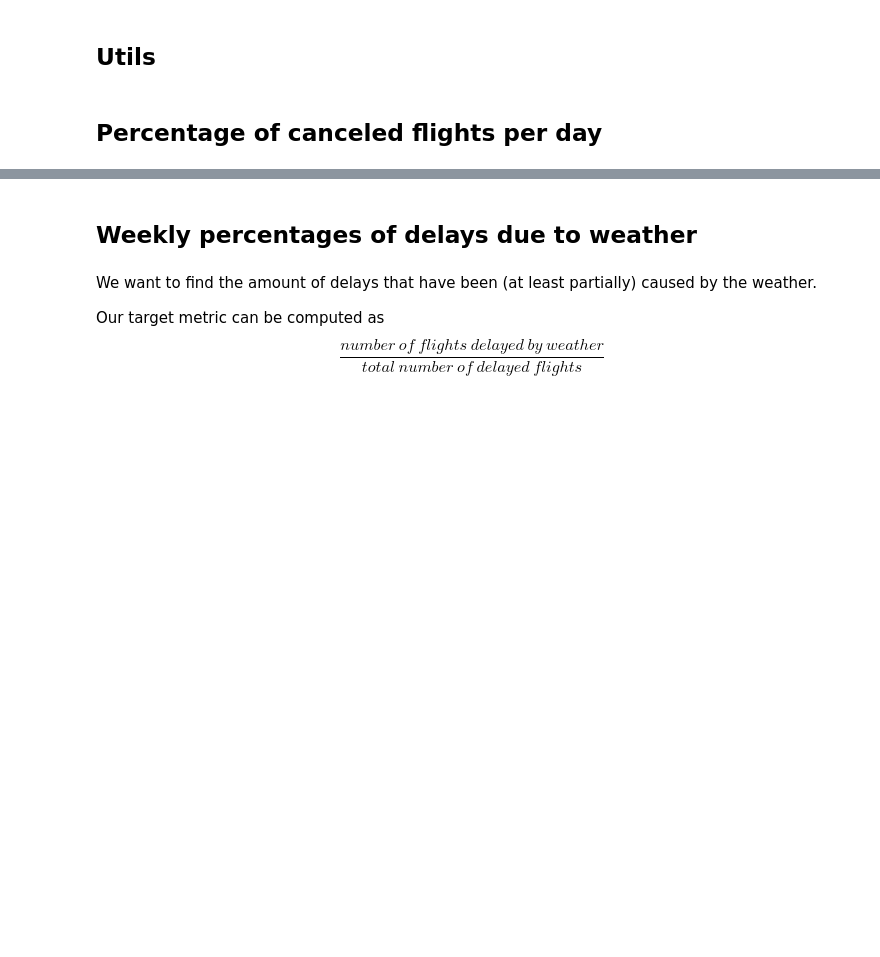
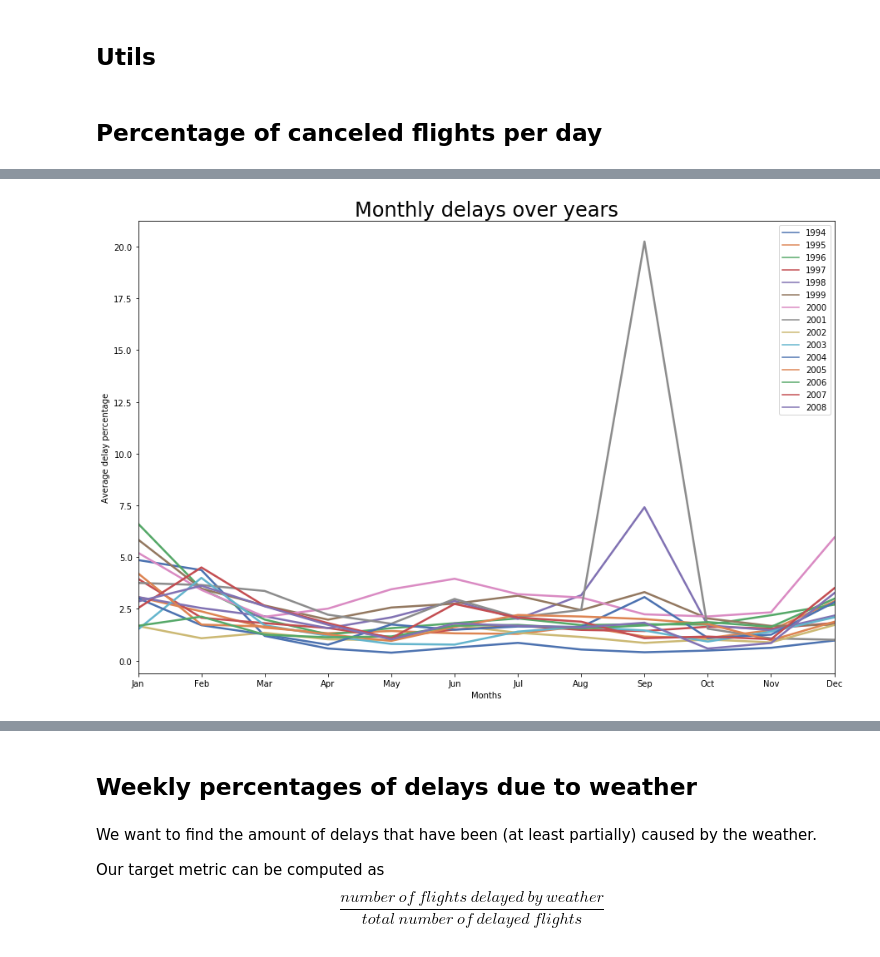
Before and after one commit to pietroferretti/middleware-bigdata, a Jupyter notebook: spark_notebook.ipynb, the cells around one changed output, grey strips where cells are left out. Drawn from its saved outputs; the diff is of its cells as text; code cells hidden in the pictures; blank space fills up the shorter version.

```diff
--- a/spark_notebook.ipynb
+++ b/spark_notebook.ipynb
@@ -67,0 +163,16 @@ def date_from_isoweek(iso_year, iso_weeknumber, iso_weekday):
+# %%
+graph_df=pd.DataFrame({'x': range(1,13)})
+for year in range(1994, 2009):
+    graph_df[str(year)] = [m[1] for m in monthly_percentage_arr if m[0][0]==year]
+
+ax = sns.lineplot(data=graph_df, palette="deep", dashes=False,linewidth=2.5)
+ax.set_title('Monthly delays over years')
+ax.title.set_fontsize(24)
+ax.figure.set_size_inches(15,10)
+ax.set_xlabel('Months')
+ax.set_ylabel('Average delay percentage')
+ax.set_xticks(np.arange(13))
+ax.set_xticklabels(('Jan', 'Feb', 'Mar','Apr', 'May', 'Jun', 'Jul', 'Aug','Sep', 'Oct', 'Nov', 'Dec'))
+ax.set_xlim(0,11)
+graph_df
+# %% [output]
@@ -67,0 +192 @@ def date_from_isoweek(iso_year, iso_weeknumber, iso_weekday):
+[figure, added]
```
Also changed, not shown: parts of 27 cells of this notebook.
